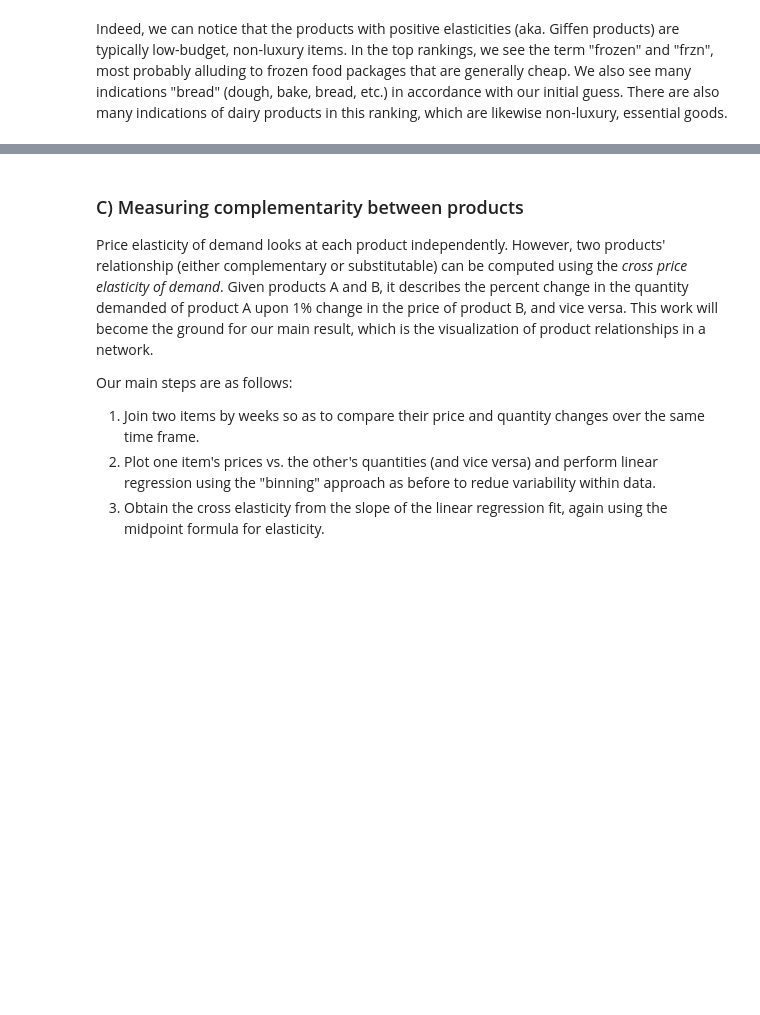
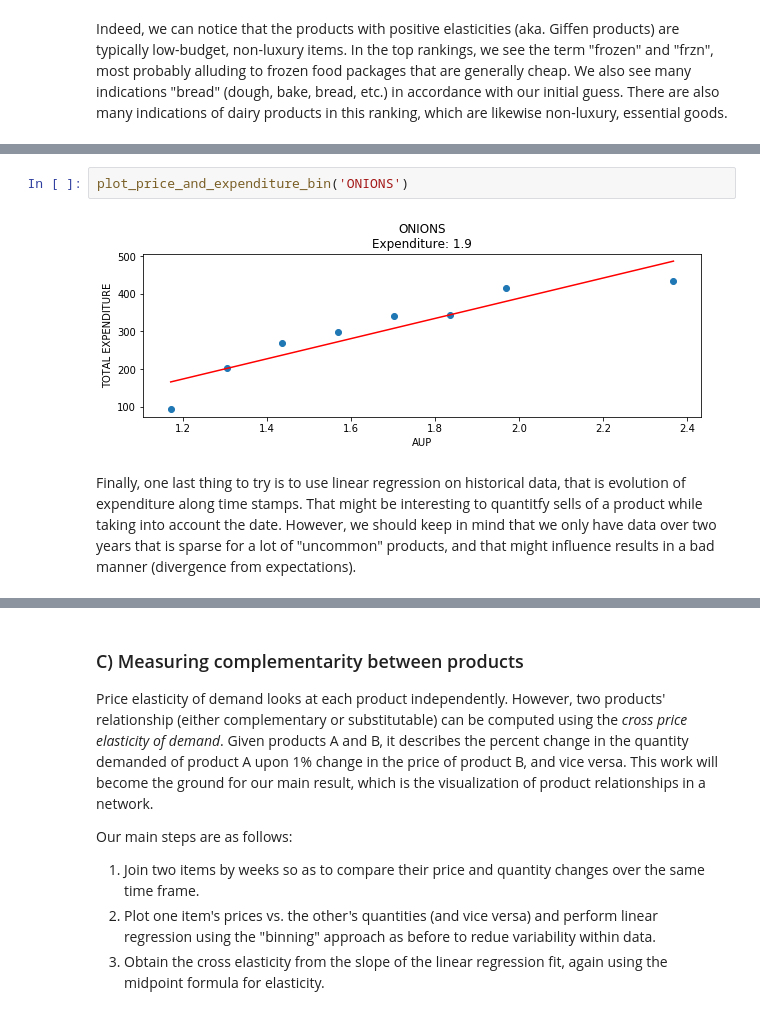
Before and after one commit to FredBaos/florence_and_the_machine, a Jupyter notebook: Project_milestone2.ipynb, the cells around one changed output, grey strips where cells are left out. Cells and saved outputs as stored; diff of their text form; blank space fills up the shorter version.

```diff
--- a/Project_milestone2.ipynb
+++ b/Project_milestone2.ipynb
@@ -702,0 +758,6 @@ Indeed, we can notice that the products with positive elasticities (aka. Giffen
+# %%
+plot_price_and_expenditure_bin('ONIONS')
+# %% [output]
+[figure, added]
+# %% [markdown]
+Finally, one last thing to try is to use linear regression on historical data, that is evolution of expenditure along time stamps. That might be interesting to quantitfy sells of a product while taking into account the date. However, we should keep in mind that we only have data over two years that is sparse for a lot of "uncommon" products, and that might influence results in a bad manner (divergence from expectations).
```
Also changed, not shown: parts of 37 cells of this notebook, 1 other file.
